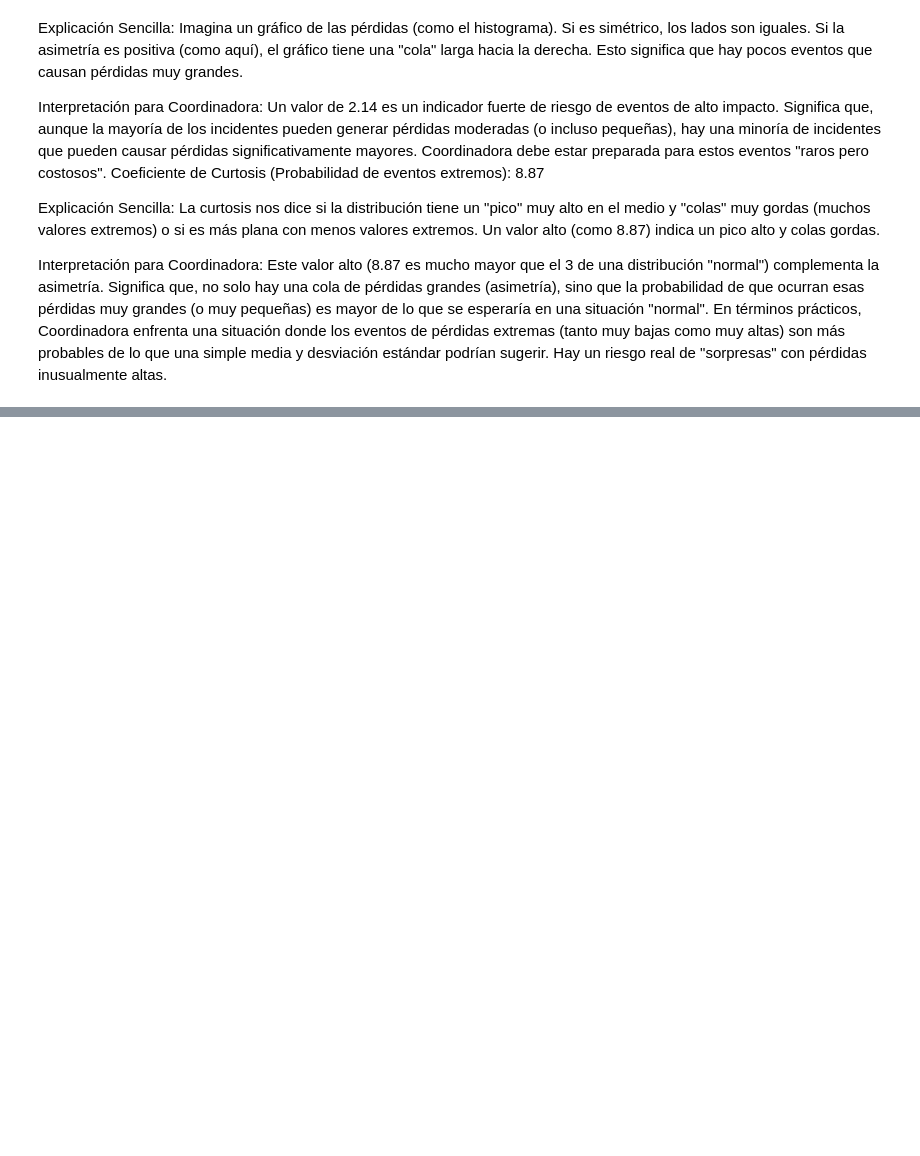
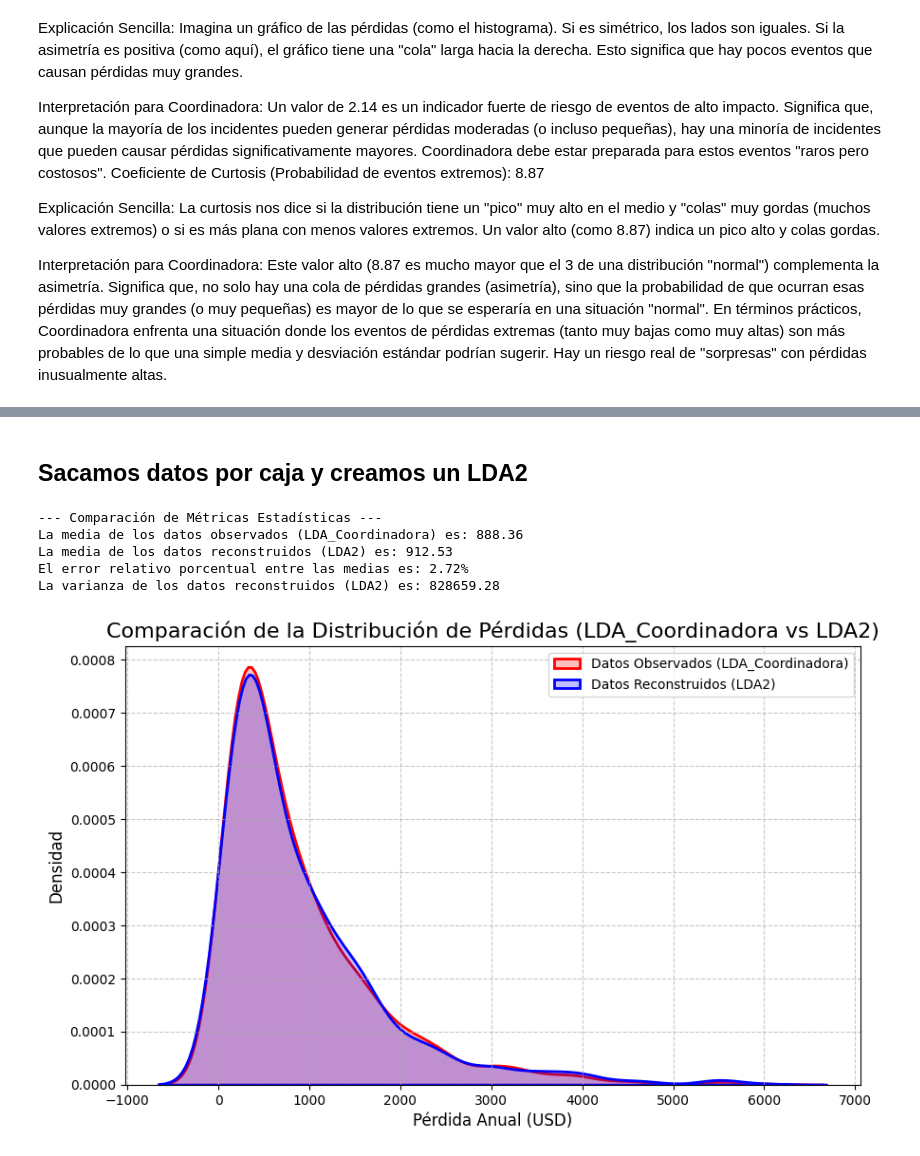
Before and after one commit to samuelperez1232/prospectiva_analitica_datos, a Jupyter notebook: taller2_caso_coordinadora.ipynb, the cells around one changed output, grey strips where cells are left out. Cells and saved outputs as stored; diff of their text form; code cells hidden in the pictures; blank space fills up the shorter version.

```diff
--- a/taller2_caso_coordinadora.ipynb
+++ b/taller2_caso_coordinadora.ipynb
@@ -281,0 +346,12 @@ Interpretación para Coordinadora: Este valor alto (8.87 es mucho mayor que el 3
+# %%
+import random # Importa el módulo 'random' para generar números aleatorios.
+
+random.seed(42) # Fija la semilla del generador de números aleatorios para asegurar la reproducibilidad de los resultados.
+
+# Selecciona 5 elementos aleatorios de la serie 'LDA_Coordinadora' (nuestra LDA)
+# y los convierte en un array de NumPy. Hemos cambiado 'LDA' a 'LDA_Coordinadora'.
+XC = np.array(random.choices(LDA_Coordinadora.tolist(), k=5))
+
+XC = np.sort(XC) # Ordena el array 'XC' de forma ascendente.
+
+print("Los concentradores de información son:", XC) # Imprime el array ordenado de los 'concentradores de información'.
@@ -281,0 +420,52 @@ Interpretación para Coordinadora: Este valor alto (8.87 es mucho mayor que el 3
+# %% [markdown]
+## Sacamos datos por caja y creamos un LDA2
+# %%
+# Creamos LDA2 muestreando de las Boxes (cajas) según los porcentajes (pm).
+# LDA2 es una nueva distribución de 1000 datos (igual que la original)
+# que se construye tomando elementos aleatorios de cada caja,
+# en una cantidad proporcional a los porcentajes calculados (pm).
+LDA2 = [] # Aquí se almacenarán los 1000 datos reconstruidos
+for j in range(5):
+  # random.choices selecciona k elementos de una lista con reemplazo.
+  # Aquí, 'k=pm[j]' significa que seleccionamos 'pm[j]' elementos de 'Boxes[j]'.
+  # Recordemos que 'pm' está en partes por mil, así que estos son recuentos.
+  LDA2.extend(random.choices(Boxes[j], k=pm[j]))
+
+LDA2 = np.array(LDA2)
+
+
+# Se comprueban las métricas estadísticas
+print("\n--- Comparación de Métricas Estadísticas ---")
+# Hallamos la media de la distribución de pérdidas observada (LDA_Coordinadora)
+uo = np.mean(LDA_Coordinadora)
+print(f"La media de los datos observados (LDA_Coordinadora) es: {uo:.2f}")
+
+# Hallamos la media de la distribución de pérdidas reconstruida (LDA2)
+ue = np.mean(LDA2)
+print(f"La media de los datos reconstruidos (LDA2) es: {ue:.2f}")
+
+# Calculamos el error relativo porcentual entre ambas medias
+du = np.abs((uo - ue) / uo)
+print(f"El error relativo porcentual entre las medias es: {du*100:.2f}%")
+
+# Hallamos la varianza de la distribución reconstruida (LDA2)
+var_lda2 = np.var(LDA2)
+print(f"La varianza de los datos reconstruidos (LDA2) es: {var_lda2:.2f}")
+
+# Visualizamos las distribuciones con KDE plots para comparar
+plt.figure(figsize=(10, 6)) # Crea una nueva figura para el gráfico con un tamaño específico.
+sns.kdeplot(LDA_Coordinadora, color='red', label='Datos Observados (LDA_Coordinadora)', fill=True, linewidth=2)
+sns.kdeplot(LDA2, color='blue', label='Datos Reconstruidos (LDA2)', fill=True, linewidth=2)
+plt.title('Comparación de la Distribución de Pérdidas (LDA_Coordinadora vs LDA2)', fontsize=16)
+plt.xlabel('Pérdida Anual (USD)', fontsize=12)
+plt.ylabel('Densidad', fontsize=12)
+plt.grid(True, linestyle='--', alpha=0.7) # Agrega una cuadrícula al gráfico.
+plt.legend() # Muestra la leyenda.
+plt.show() # Muestra el gráfico generado.
+# %% [output]
+--- Comparación de Métricas Estadísticas ---
+La media de los datos observados (LDA_Coordinadora) es: 888.36
+La media de los datos reconstruidos (LDA2) es: 912.53
+El error relativo porcentual entre las medias es: 2.72%
+La varianza de los datos reconstruidos (LDA2) es: 828659.28
+[figure, added]
```
Also changed, not shown: parts of 15 cells of this notebook.
